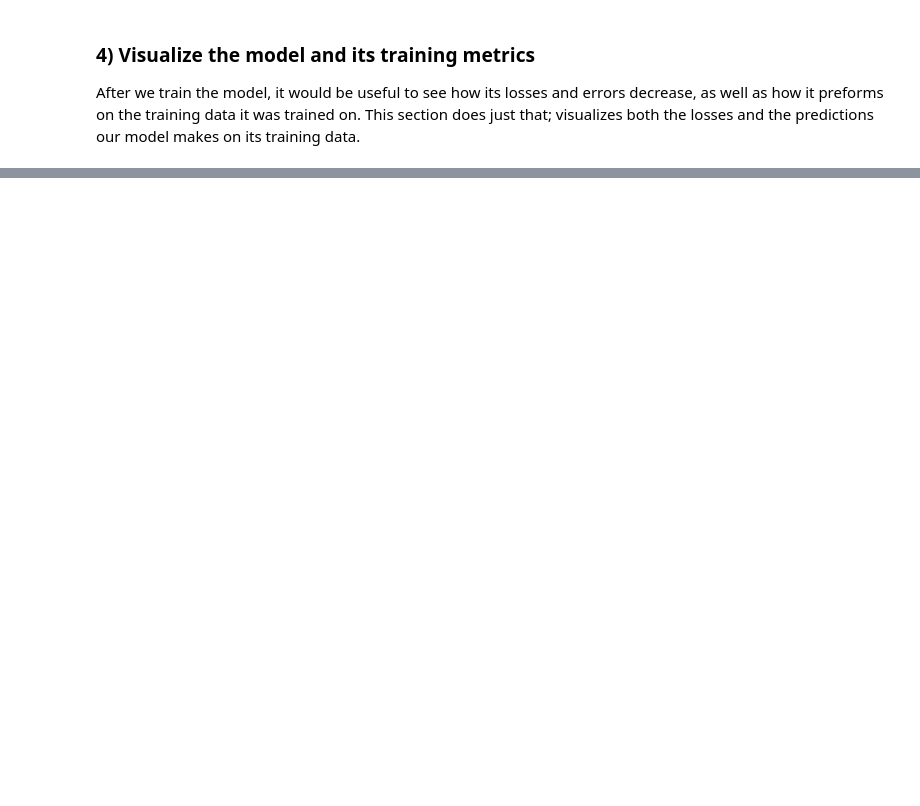
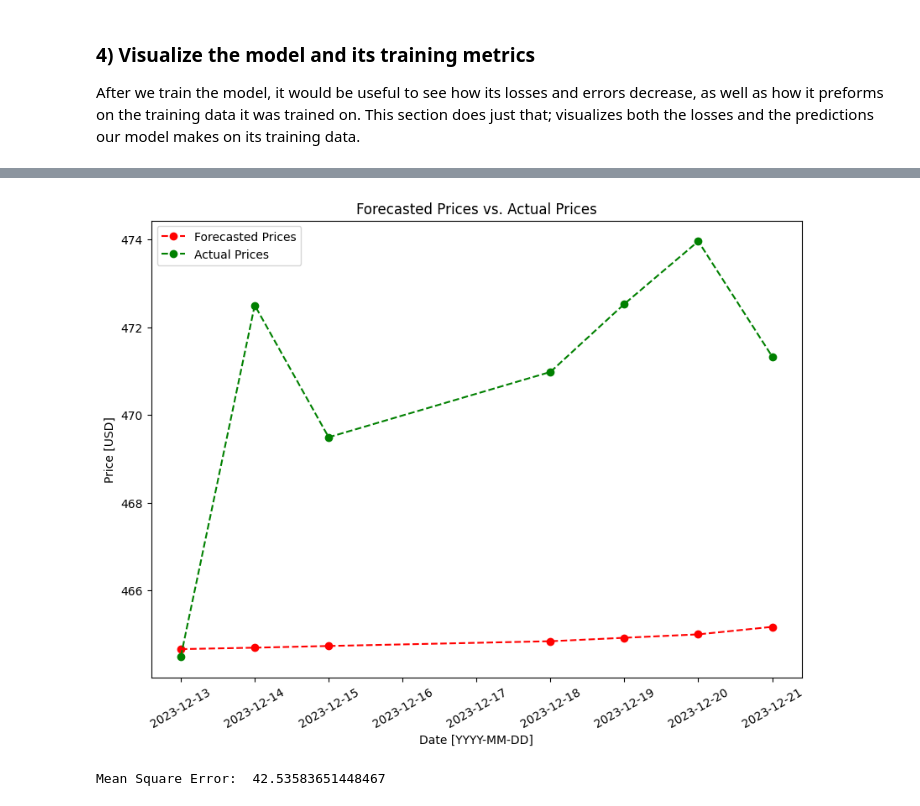
Before and after one commit to doquangg/bigstonk, a Jupyter notebook: LSTM_NN/lstm.ipynb, the cells around one changed output, grey strips where cells are left out. Saved outputs shown, nothing was run; the diff lists cells and outputs as text; code cells hidden in the pictures; blank space fills up the shorter version.

```diff
--- a/LSTM_NN/lstm.ipynb
+++ b/LSTM_NN/lstm.ipynb
@@ -263,0 +188,50 @@ Mean Square Error:  474.5889355525509
+# %%
+# Imports
+from pandas.tseries.holiday import USFederalHolidayCalendar
+from pandas.tseries.offsets import CustomBusinessDay
+from sklearn.metrics import mean_squared_error
+import pandas as pd
+################################################################################
+
+# Set business days in US
+us_bd = CustomBusinessDay(calendar=USFederalHolidayCalendar())
+
+# Create a vector storing the dates upon which to forecast.
+first_forecast_date = ticker_df.index[-1] + pd.Timedelta(days = 1)
+forecast_dates = pd.date_range(start   = first_forecast_date,
+                               periods = n_predict,
+                               freq    = us_bd).to_list()
+
+# Retrieve the true data for the forecasting period to compare with.
+verif_df = yf.download(ticker,
+                       start = forecast_dates[0],
+                       # Download isn't inclusive, and doesn't grab the info
+                       # on the end date; add 1 to make sure the data on the end
+                       # date is downloaded.
+                       end   = forecast_dates[-1] + pd.Timedelta(days = 1))
+
+# Trim the dataframe to only include the parameter we've predicted for, in our
+# case, the open.
+verif_df = verif_df['Open']
+
+# Forecast
+forecast = model.predict(x_train[-n_predict:])
+
+# Set figure dims for our next plot
+fig = plt.figure()
+fig.set_size_inches(10, 8)
+fig.autofmt_xdate()
+
+# Plot the true data against our forecasted data
+plt.plot(forecast_dates, forecast, '--ro', label='Forecasted Prices')
+plt.plot(forecast_dates, verif_df, '--go', label='Actual Prices')
+plt.xticks(rotation=30)
+plt.xlabel('Date [YYYY-MM-DD]')
+plt.ylabel('Price [USD]')
+plt.title('Forecasted Prices vs. Actual Prices')
+plt.legend()
+plt.show()
+
+# Print the mean squared error of the predictions
+print('Mean Square Error: ', mean_squared_error(verif_df, forecast))
+# %% [output]
@@ -263,0 +240,2 @@ Mean Square Error:  474.5889355525509
+[figure, added]
+Mean Square Error:  42.53583651448467
```
Also changed, not shown: parts of 14 cells of this notebook, 1 other file.
